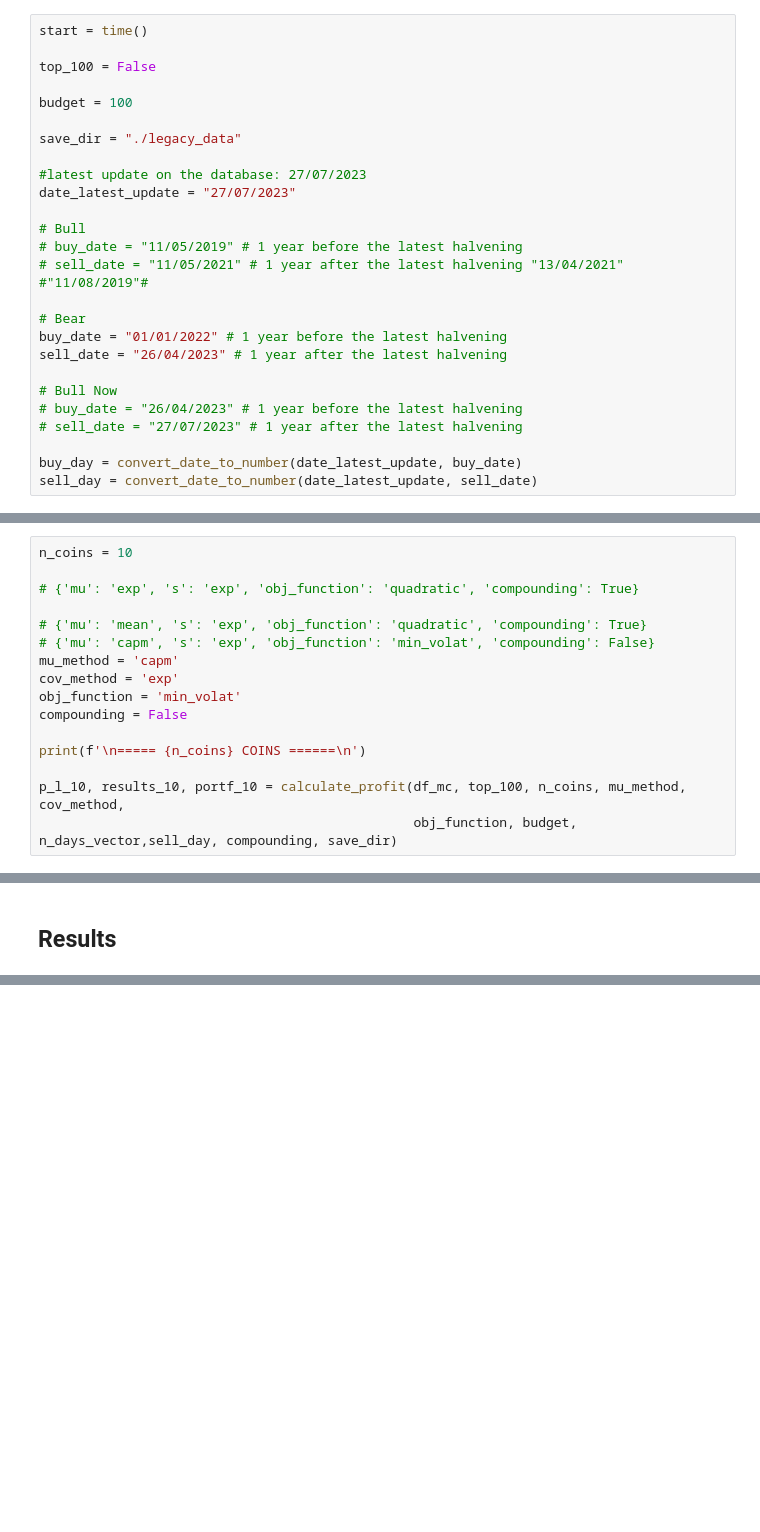
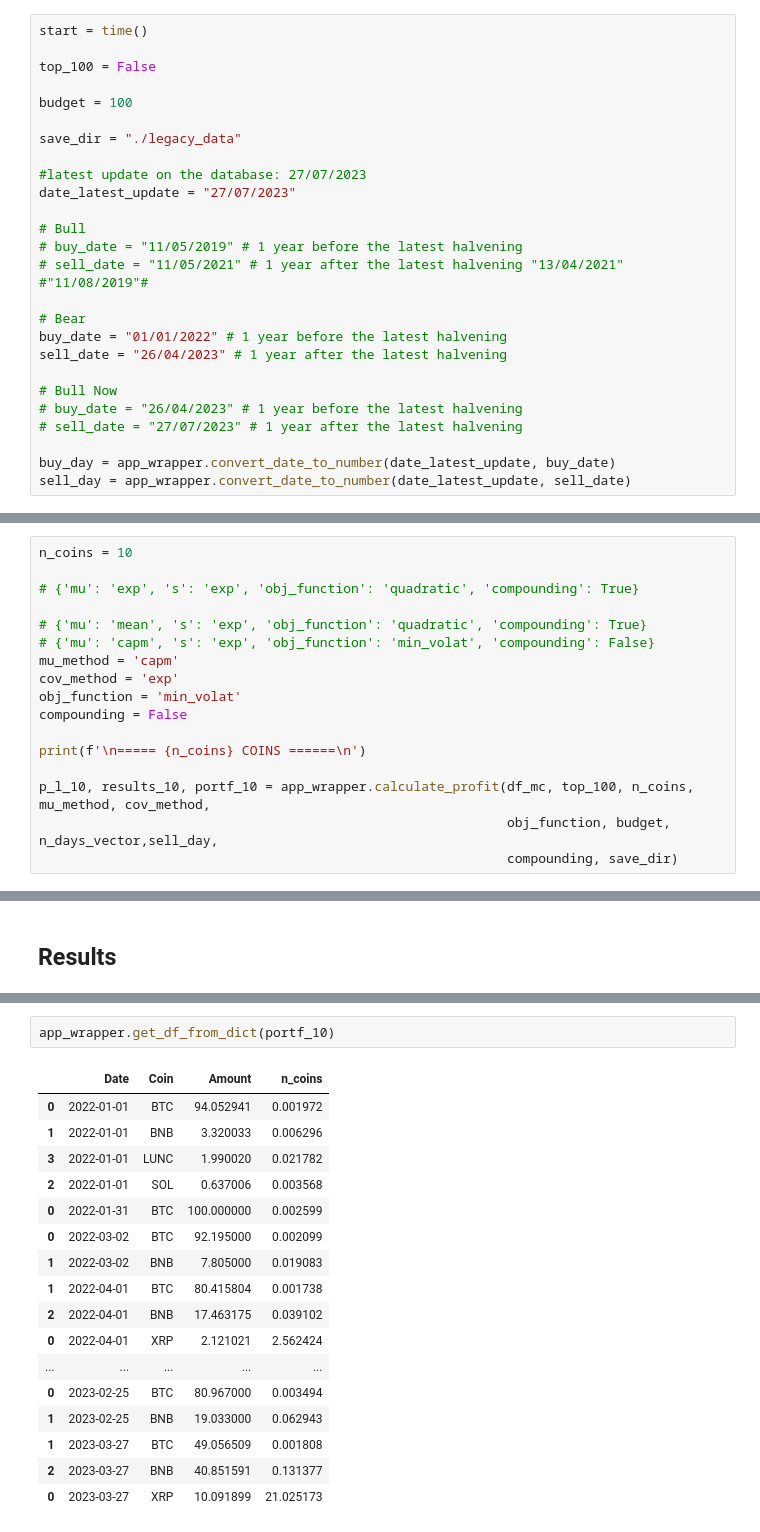
Before and after one commit to pickledim/Crypto_Portfolio_Optimization, a Jupyter notebook: Crypto_Portfolio/Strategy_Validation.ipynb, the cells around one changed output, grey strips where cells are left out. Saved outputs shown, nothing was run; the diff lists cells and outputs as text; blank space fills up the shorter version.

Commit message:
Creation of app_wrapper

```diff
--- a/Crypto_Portfolio/Strategy_Validation.ipynb
+++ b/Crypto_Portfolio/Strategy_Validation.ipynb
@@ -106,8 +44,8 @@ sell_date = "26/04/2023" # 1 year after the latest halvening
 # buy_date = "26/04/2023" # 1 year before the latest halvening
 # sell_date = "27/07/2023" # 1 year after the latest halvening
 
-buy_day = convert_date_to_number(date_latest_update, buy_date)
-sell_day = convert_date_to_number(date_latest_update, sell_date)
+buy_day = app_wrapper.convert_date_to_number(date_latest_update, buy_date)
+sell_day = app_wrapper.convert_date_to_number(date_latest_update, sell_date)
 # %%
 n_days_vector = np.arange(buy_day, sell_day, -30)
 
@@ -164,8 +103,9 @@ compounding = False
 
 print(f'\n===== {n_coins} COINS ======\n')
 
-p_l_10, results_10, portf_10 = calculate_profit(df_mc, top_100, n_coins, mu_method, cov_method,
-                                                obj_function, budget, n_days_vector,sell_day, compounding, save_dir)
+p_l_10, results_10, portf_10 = app_wrapper.calculate_profit(df_mc, top_100, n_coins, mu_method, cov_method,
+                                                            obj_function, budget, n_days_vector,sell_day,
+                                                            compounding, save_dir)
 # %% [output]
 ===== 10 COINS ======
 
@@ -330,0 +217,20 @@ get_df_from_dict(portf_2)
+# %%
+app_wrapper.get_df_from_dict(portf_10)
+# %% [output]
+|  | Date | Coin | Amount | n_coins |
+| 0 | 2022-01-01 | BTC | 94.052941 | 0.001972 |
+| 1 | 2022-01-01 | BNB | 3.320033 | 0.006296 |
+| 3 | 2022-01-01 | LUNC | 1.990020 | 0.021782 |
+| 2 | 2022-01-01 | SOL | 0.637006 | 0.003568 |
+| 0 | 2022-01-31 | BTC | 100.000000 | 0.002599 |
+| 0 | 2022-03-02 | BTC | 92.195000 | 0.002099 |
+| 1 | 2022-03-02 | BNB | 7.805000 | 0.019083 |
+| 1 | 2022-04-01 | BTC | 80.415804 | 0.001738 |
+| 2 | 2022-04-01 | BNB | 17.463175 | 0.039102 |
+| 0 | 2022-04-01 | XRP | 2.121021 | 2.562424 |
+| ... | ... | ... | ... | ... |
+| 0 | 2023-02-25 | BTC | 80.967000 | 0.003494 |
+| 1 | 2023-02-25 | BNB | 19.033000 | 0.062943 |
+| 1 | 2023-03-27 | BTC | 49.056509 | 0.001808 |
+| 2 | 2023-03-27 | BNB | 40.851591 | 0.131377 |
+| 0 | 2023-03-27 | XRP | 10.091899 | 21.025173 |
```
Also changed, not shown: parts of 18 cells of this notebook, 4 other files.
